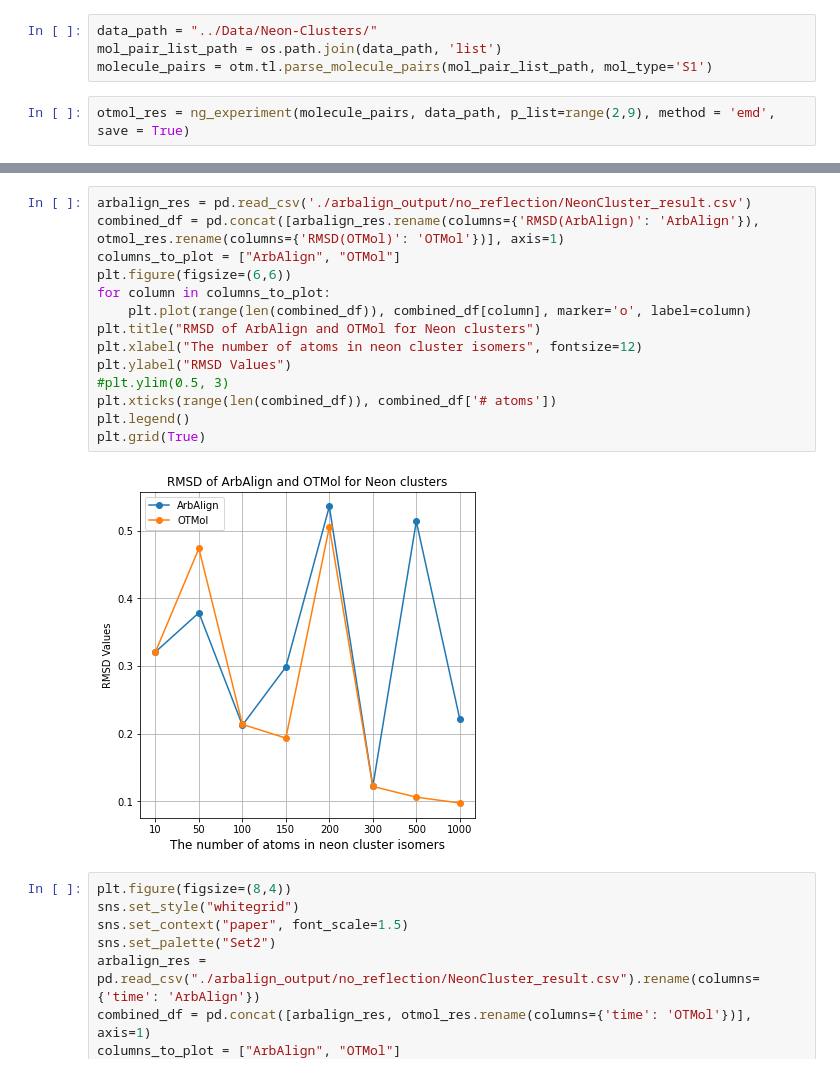
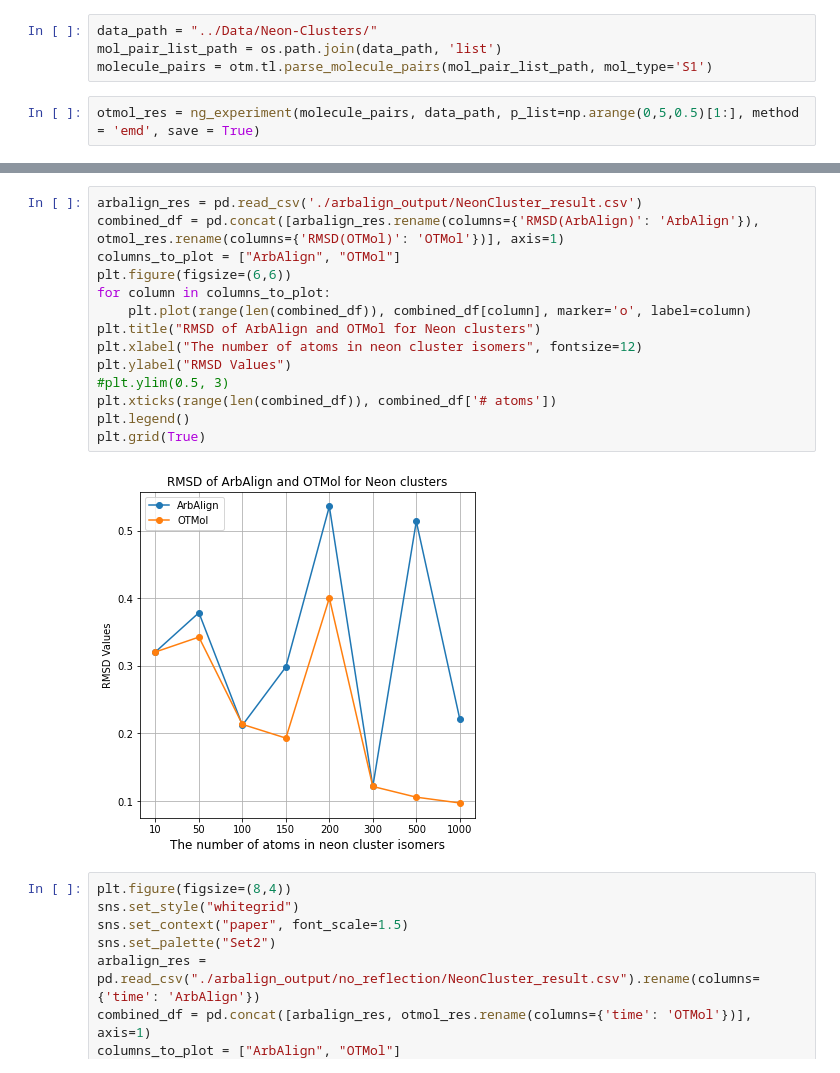
Before and after one commit to weixiaoqimath/otmol, a Jupyter notebook: experiment/otmol_neon_clusters.ipynb, the cells around one changed output, grey strips where cells are left out. Cells and saved outputs as stored; diff of their text form.

```diff
--- a/experiment/otmol_neon_clusters.ipynb
+++ b/experiment/otmol_neon_clusters.ipynb
@@ -13,5 +13,5 @@ data_path = "../Data/Neon-Clusters/"
 mol_pair_list_path = os.path.join(data_path, 'list')
 molecule_pairs = otm.tl.parse_molecule_pairs(mol_pair_list_path, mol_type='S1')
 # %%
-otmol_res = ng_experiment(molecule_pairs, data_path, p_list=range(2,9), method = 'emd', save = True)
+otmol_res = ng_experiment(molecule_pairs, data_path, p_list=np.arange(0,5,0.5)[1:], method = 'emd', save = True)
 # %% [output]
@@ -38,19 +29,19 @@ otmol_perturbation_res = ng_experiment(molecule_pairs, data_path, save = False,
 # %%
-arbalign_res = pd.read_csv('./arbalign_output/no_reflection/NeonCluster_result.csv')
+arbalign_res = pd.read_csv('./arbalign_output/NeonCluster_result.csv')
 combined_df = pd.concat([arbalign_res.rename(columns={'RMSD(ArbAlign)': 'ArbAlign'}), otmol_res.rename(columns={'RMSD(OTMol)': 'OTMol'})], axis=1)
 columns_to_plot = ["ArbAlign", "OTMol"]
 plt.figure(figsize=(6,6))
 for column in columns_to_plot:
     plt.plot(range(len(combined_df)), combined_df[column], marker='o', label=column)
 plt.title("RMSD of ArbAlign and OTMol for Neon clusters")
 plt.xlabel("The number of atoms in neon cluster isomers", fontsize=12)
 plt.ylabel("RMSD Values")
 #plt.ylim(0.5, 3)
 plt.xticks(range(len(combined_df)), combined_df['# atoms'])
 plt.legend()
 plt.grid(True)
 # %% [output]
-[figure, old version]
+[figure, new version]
 # %%
 plt.figure(figsize=(8,4))
 sns.set_style("whitegrid")
```
Also changed, not shown: parts of 2 cells of this notebook, 8 other files.
